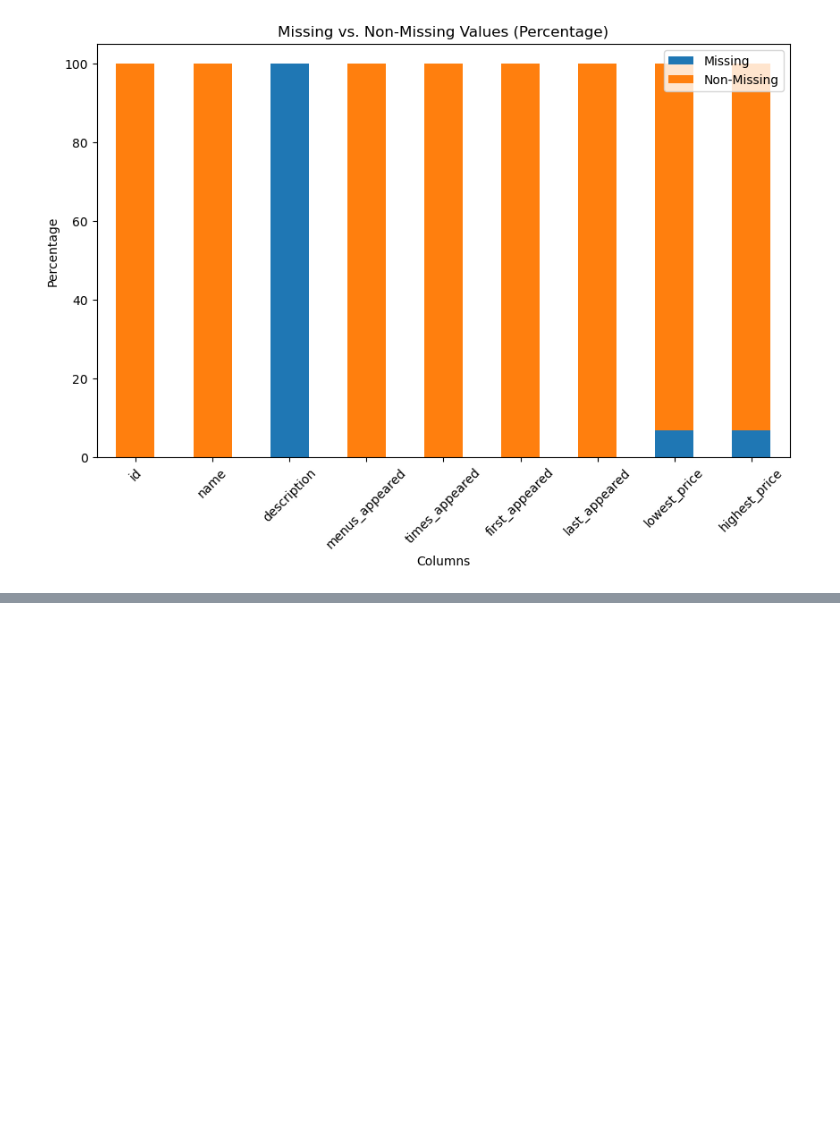
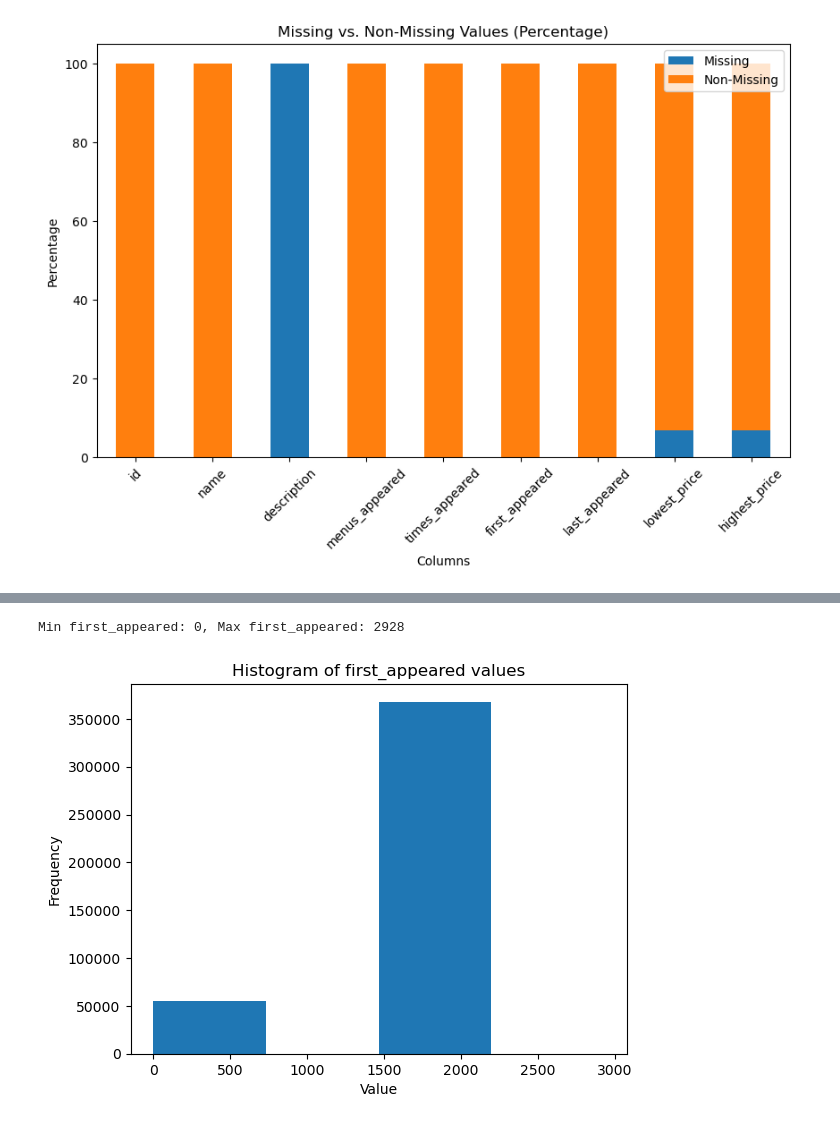
Before and after one commit to trish-le/NYPL-Data-Cleaning, a Jupyter notebook: Data Profiling/dish_summary.ipynb, the cells around one changed output, grey strips where cells are left out. Cells and saved outputs as stored; diff of their text form; code cells hidden in the pictures; blank space fills up the shorter version.

```diff
--- a/Data Profiling/dish_summary.ipynb
+++ b/Data Profiling/dish_summary.ipynb
@@ -72,0 +103,10 @@ plt.show()
+# %%
+print(f"Min first_appeared: {df['first_appeared'].min()}, Max first_appeared: {df['first_appeared'].max()}")
+plt.hist(df['first_appeared'], bins=4)
+plt.title('Histogram of first_appeared values')
+plt.xlabel('Value')
+plt.ylabel('Frequency')
+plt.show()
+# %% [output]
+Min first_appeared: 0, Max first_appeared: 2928
+[figure, added]
```
Also changed, not shown: parts of 5 cells of this notebook.
